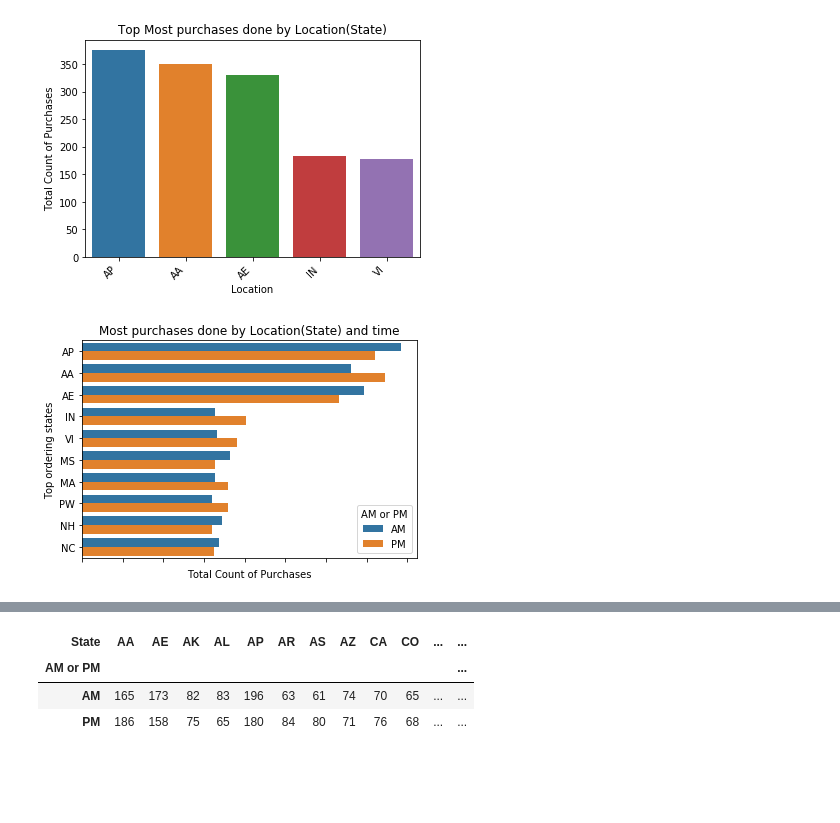
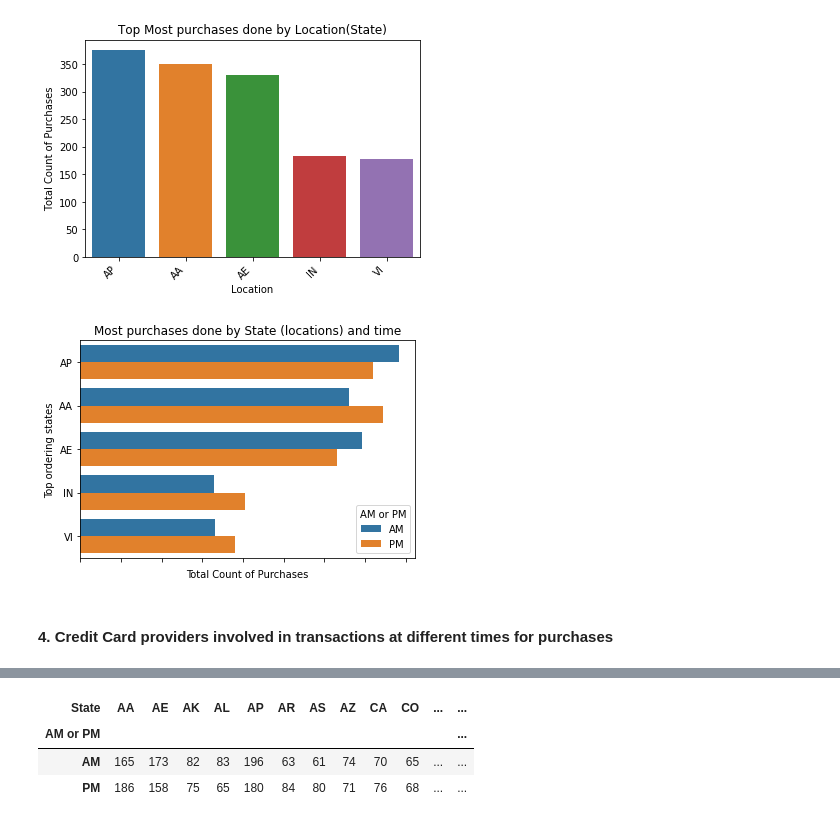
Before and after one commit to RajeshRamachander/ecom, a Jupyter notebook: ecom_eda.ipynb, the cells around one changed output, grey strips where cells are left out. Saved outputs shown, nothing was run; the diff lists cells and outputs as text; code cells hidden in the pictures; blank space fills up the shorter version.

```diff
--- a/ecom_eda.ipynb
+++ b/ecom_eda.ipynb
@@ -552,16 +496,19 @@ plt.show()
 # %% [output]
 [figure]
 # %%
+#Purchases done by State (locations) and correspinding time
 res=df.groupby(by='State', as_index=False)['Purchase Price'].count()
-res = res.sort_values(by='Purchase Price', ascending=False).iloc[:10,:]
+res = res.sort_values(by='Purchase Price', ascending=False).iloc[:5,:]
 res4=df.groupby(by=['State','AM or PM'], as_index=False)['Purchase Price'].count()
 res4= res4.sort_values(by='Purchase Price', ascending=False)
 
-plt.title('Most purchases done by Location(State) and time')
+plt.title('Most purchases done by State (locations) and time')
 ax = sns.barplot(x = "Purchase Price_y", y = "State",hue="AM or PM" , orient = 'h', \
                  data = res.merge(res4, on = 'State', how = 'inner'))
 ax.set(ylabel="Top ordering states", xlabel = "Total Count of Purchases")
 ax.set_xticklabels(ax.get_xticklabels(), rotation=45, horizontalalignment='right')
 plt.show()
 # %% [output]
-[figure, old version]
+[figure, new version]
+# %% [markdown]
+#### 4. Credit Card providers involved in transactions at different times for purchases
```
Also changed, not shown: parts of 30 cells of this notebook, 3 other files.
